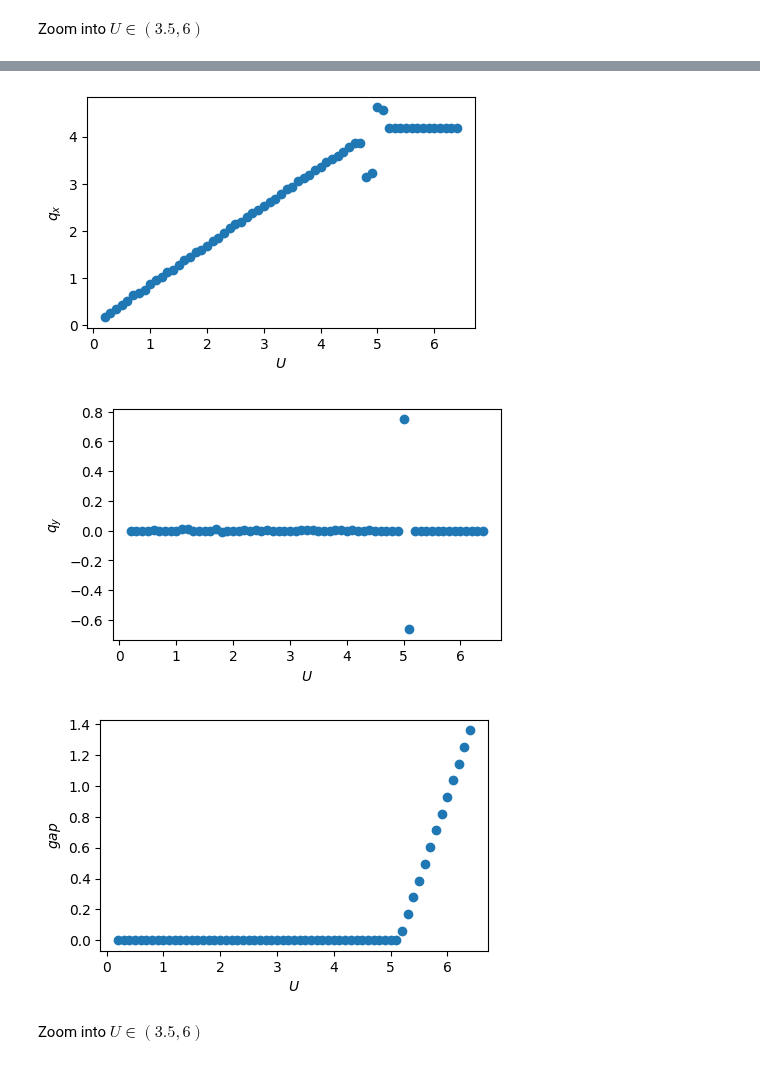
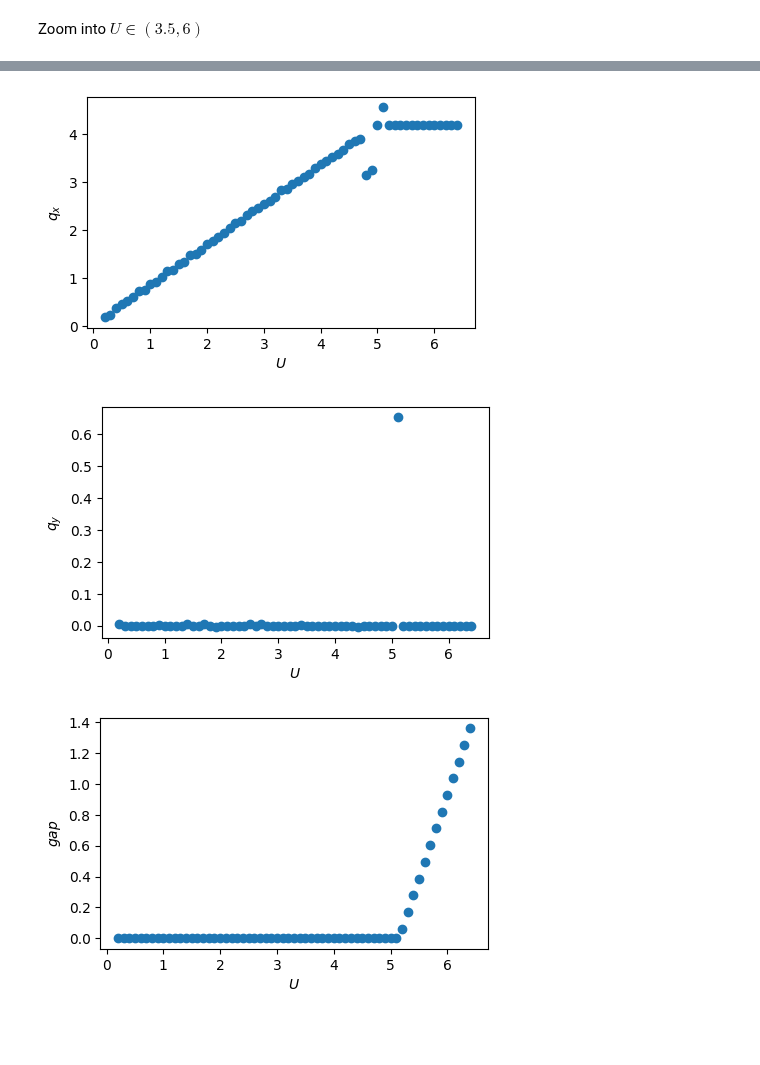
Before and after one commit to songmengh/mean-field, a Jupyter notebook: HF_Hubbard_tri_draft.ipynb, the cells around one changed output, grey strips where cells are left out. Drawn from its saved outputs; the diff is of its cells as text; code cells hidden in the pictures; blank space fills up the shorter version.

```diff
--- a/HF_Hubbard_tri_draft.ipynb
+++ b/HF_Hubbard_tri_draft.ipynb
@@ -325,7 +326,7 @@ Ulist = np.arange(0.2,6.5,0.1)
 #Llist = [30,60,90,120,150]
 
 #Ulist = [6]
-Llist = [180]
+Llist = [30,60,90]
 alpha=0.1
 
 b1 = np.array([2*np.pi, -2*np.pi/1.7320508075688772])
@@ -339,6 +340,7 @@ itr_end = np.zeros((len(Llist),len(Ulist)))
 gap_end = np.zeros((len(Llist),len(Ulist)))
 
 for i in range(len(Llist)):
+    print(f"L={Llist[i]}")
 
     L = Llist[i]
     Ne=L**2
@@ -385,7 +387,7 @@ for i in range(len(Llist)):
         deqy = np.zeros((L,L))
         ekq = np.zeros((L,L))
 
-        while abs(errorm)>10**-8 or abs(errorqx)>10**-8 or abs(errorqy)>10**-8:
+        while abs(errorm)>10**-6 or abs(errorqx)>10**-6 or abs(errorqy)>10**-6:
         #while True:
             # nx = round(qx/2/np.pi*L)
             # ny = round((np.sqrt(3)/4/np.pi*qy+1/4/np.pi*qx)*L)
@@ -472,19 +474,19 @@ plt.ylabel('$m$')
 plt.show()
 
 plt.figure(figsize=figure_size)
-plt.scatter(Ulist,qx_end[0])
+plt.scatter(Ulist,qx_end[2])
 plt.xlabel('$U$')
 plt.ylabel("$q_x$")
 plt.show()
 
 plt.figure(figsize=figure_size)
-plt.scatter(Ulist,qy_end[0])
+plt.scatter(Ulist,qy_end[2])
 plt.xlabel('$U$')
 plt.ylabel("$q_y$")
 plt.show()
 
 plt.figure(figsize=figure_size)
-plt.scatter(Ulist,gap_end[0])
+plt.scatter(Ulist,gap_end[2])
 plt.xlabel('$U$')
 plt.ylabel("$gap$")
 plt.show()
@@ -493,5 +495,3 @@ plt.show()
-[figure, old version]
+[figure, new version]
-[figure, old version]
+[figure, new version]
 [figure]
-# %% [markdown]
-Zoom into $U\in (3.5,6)$
```
Also changed, not shown: parts of 4 cells of this notebook.
